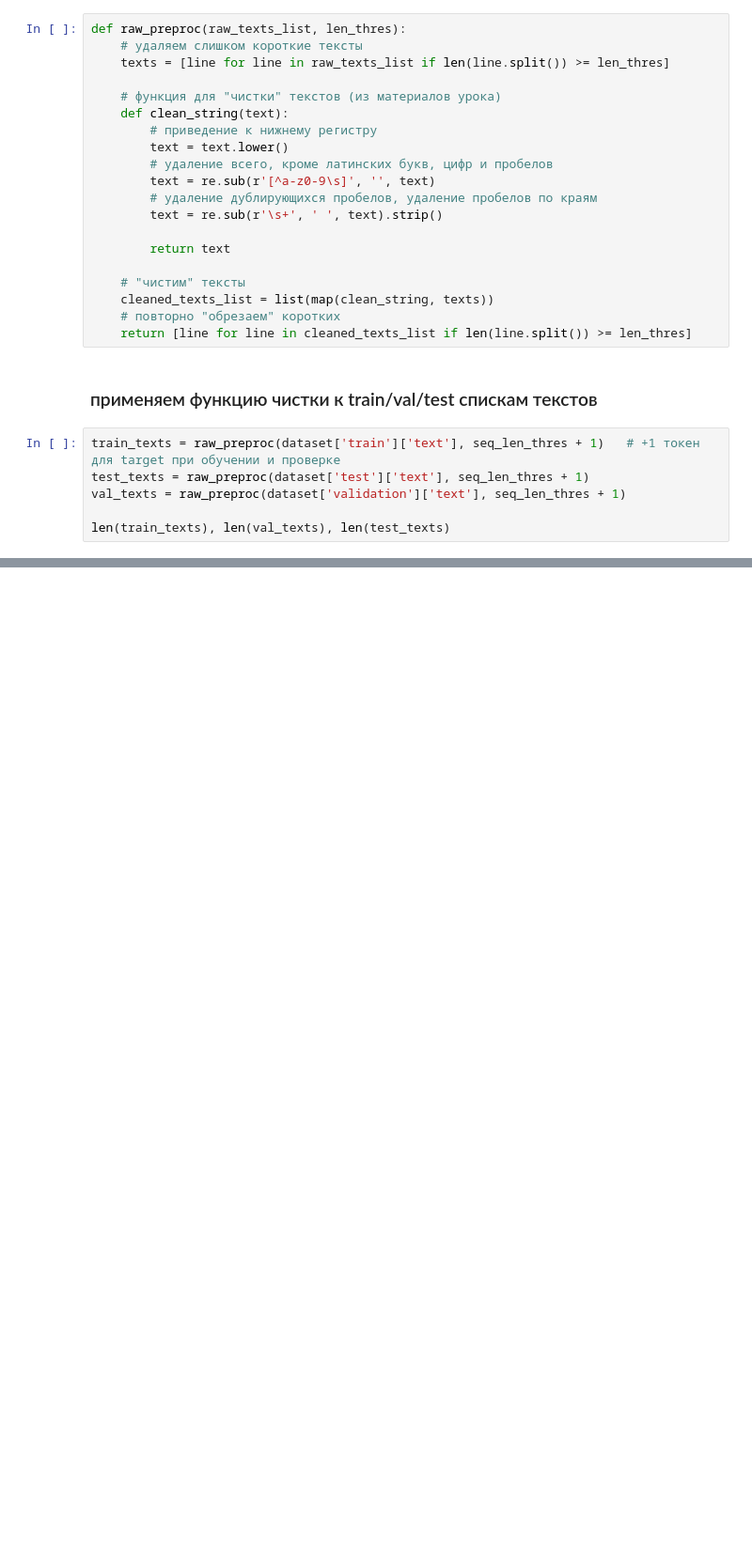
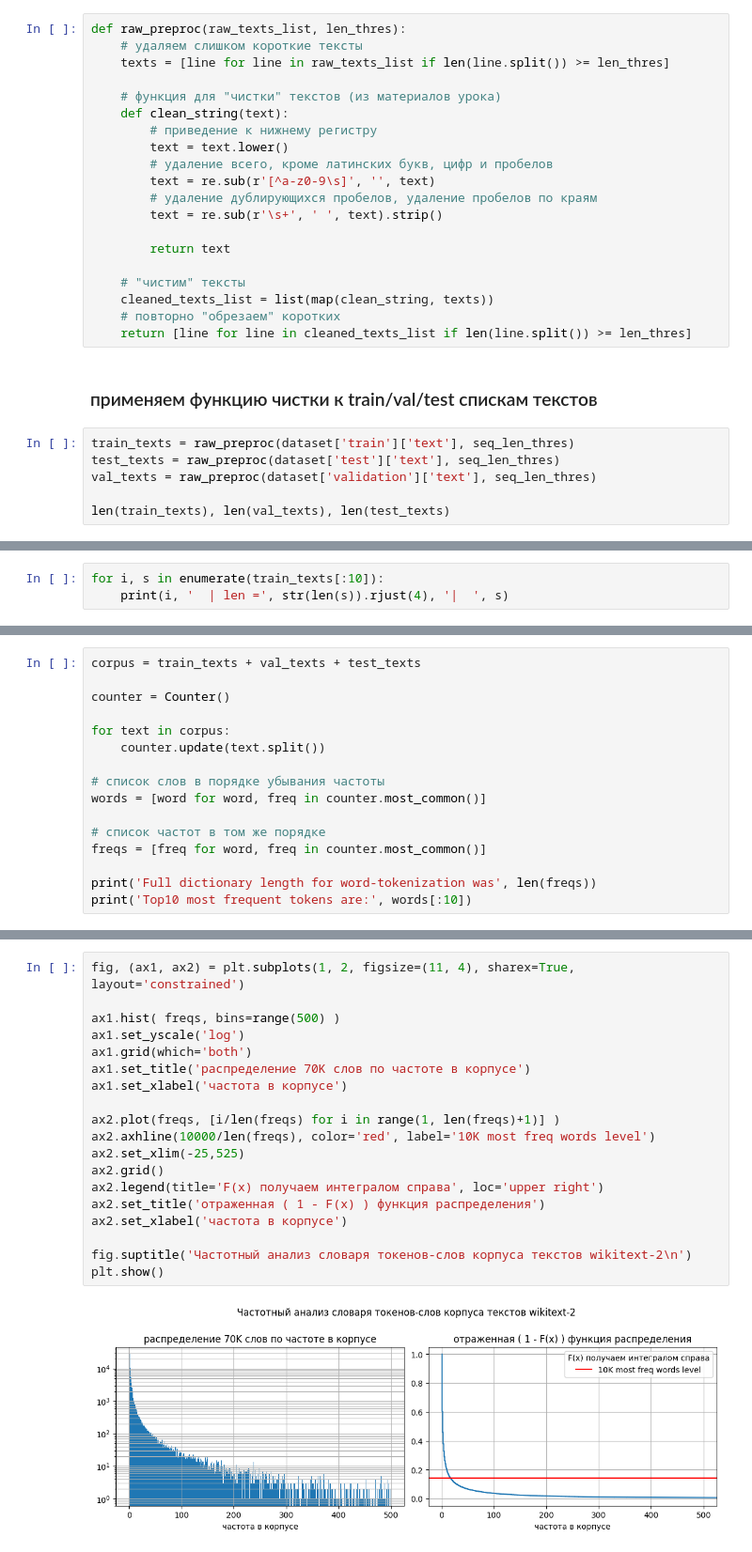
Before and after one commit to SanSanychSeva/Yandex_Practicum_DL_Engineer_2026_stream2, a Jupyter notebook: stream2_handson_project.ipynb, the cells around one changed output, grey strips where cells are left out. Shown at 94% size. Saved outputs shown, nothing was run; the diff lists cells and outputs as text; blank space fills up the shorter version.

```diff
--- a/stream2_handson_project.ipynb
+++ b/stream2_handson_project.ipynb
@@ -187,9 +190,9 @@ def raw_preproc(raw_texts_list, len_thres):
 # %% [markdown]
 ### применяем функцию чистки к train/val/test спискам текстов
 # %%
-train_texts = raw_preproc(dataset['train']['text'], seq_len_thres + 1)   # +1 токен для target при обучении и проверке
-test_texts = raw_preproc(dataset['test']['text'], seq_len_thres + 1)
-val_texts = raw_preproc(dataset['validation']['text'], seq_len_thres + 1)
+train_texts = raw_preproc(dataset['train']['text'], seq_len_thres)
+test_texts = raw_preproc(dataset['test']['text'], seq_len_thres)
+val_texts = raw_preproc(dataset['validation']['text'], seq_len_thres)
 
 len(train_texts), len(val_texts), len(test_texts)
 # %% [output]
@@ -210,0 +216,3 @@ train       val         test
+# %%
+for i, s in enumerate(train_texts[:10]):
+    print(i, '  | len =', str(len(s)).rjust(4), '|  ', s)
@@ -210,0 +233,16 @@ train       val         test
+# %%
+corpus = train_texts + val_texts + test_texts
+
+counter = Counter()
+
+for text in corpus:
+    counter.update(text.split())
+
+# список слов в порядке убывания частоты
+words = [word for word, freq in counter.most_common()]
+
+# список частот в том же порядке
+freqs = [freq for word, freq in counter.most_common()]
+
+print('Full dictionary length for word-tokenization was', len(freqs))
+print('Top10 most frequent tokens are:', words[:10])
@@ -210,0 +254,21 @@ train       val         test
+# %%
+fig, (ax1, ax2) = plt.subplots(1, 2, figsize=(11, 4), sharex=True, layout='constrained')
+
+ax1.hist( freqs, bins=range(500) )
+ax1.set_yscale('log')
+ax1.grid(which='both')
+ax1.set_title('распределение 70K слов по частоте в корпусе')
+ax1.set_xlabel('частота в корпусе')
+
+ax2.plot(freqs, [i/len(freqs) for i in range(1, len(freqs)+1)] )
+ax2.axhline(10000/len(freqs), color='red', label='10K most freq words level')
+ax2.set_xlim(-25,525)
+ax2.grid()
+ax2.legend(title='F(x) получаем интегралом справа', loc='upper right')
+ax2.set_title('отраженная ( 1 - F(x) ) функция распределения')
+ax2.set_xlabel('частота в корпусе')
+
+fig.suptitle('Частотный анализ словаря токенов-слов корпуса текстов wikitext-2\n')
+plt.show()
+# %% [output]
+[figure, added]
```
Also changed, not shown: parts of 15 cells of this notebook.
